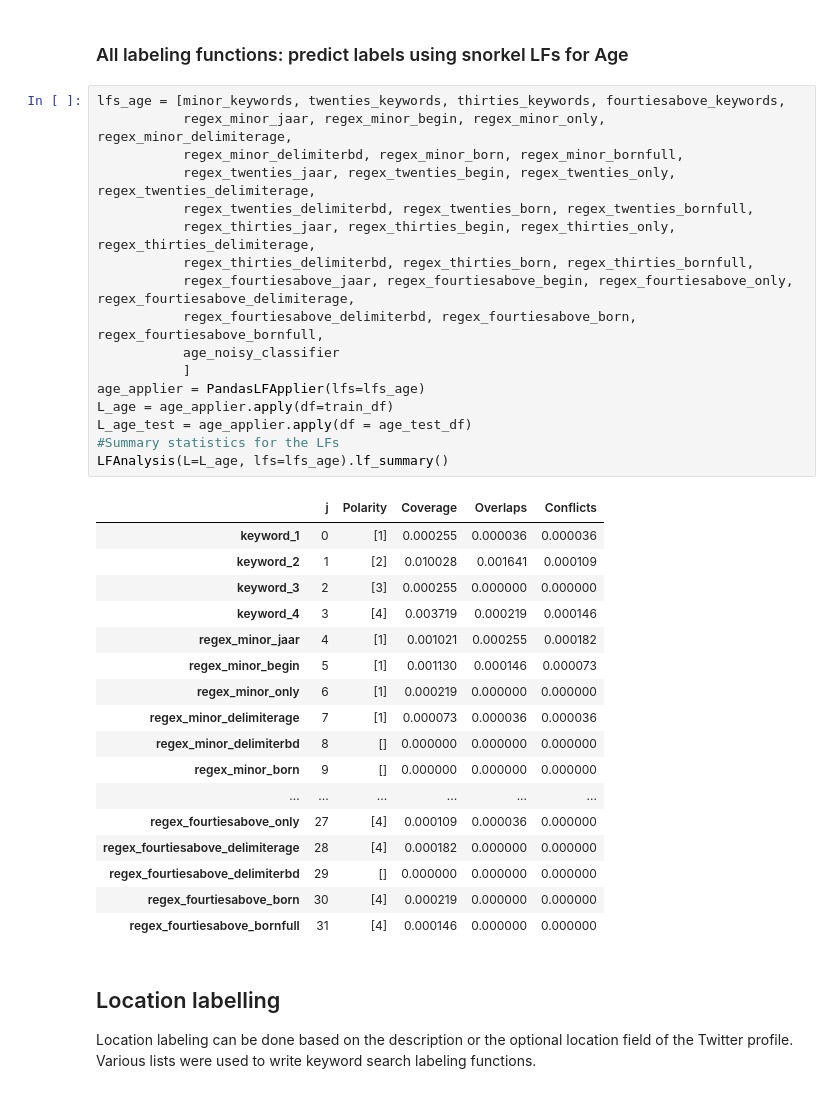
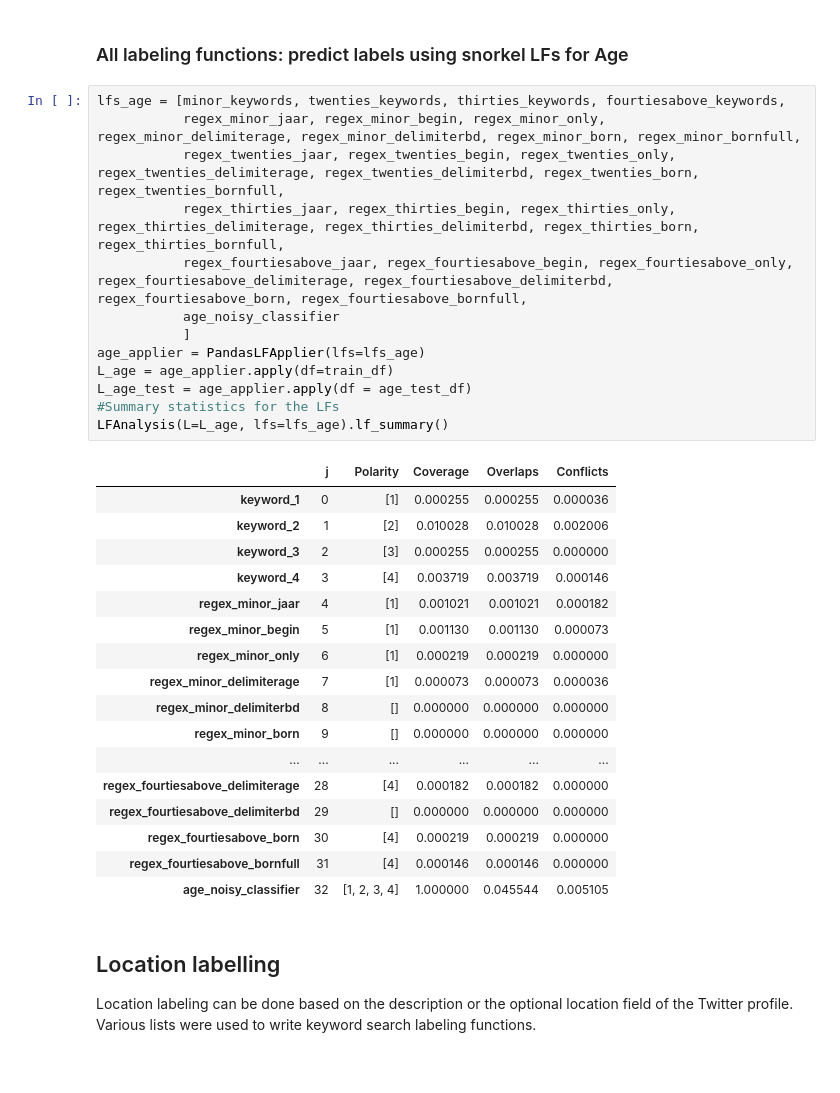
Before and after one commit to jtonglet/Twitter-Selection-Bias, a Jupyter notebook: Demographic_Inference/extended_generative_model.ipynb, the cells around one changed output. Saved outputs shown, nothing was run; the diff lists cells and outputs as text.

```diff
--- a/Demographic_Inference/extended_generative_model.ipynb
+++ b/Demographic_Inference/extended_generative_model.ipynb
@@ -352,39 +357,35 @@ def age_noisy_classifier(x,classifier = noisy_class_age, model = 'rf'):
 ### All labeling functions: predict labels using snorkel LFs for Age
 # %%
 lfs_age = [minor_keywords, twenties_keywords, thirties_keywords, fourtiesabove_keywords,
-           regex_minor_jaar, regex_minor_begin, regex_minor_only, regex_minor_delimiterage,
-           regex_minor_delimiterbd, regex_minor_born, regex_minor_bornfull,
-           regex_twenties_jaar, regex_twenties_begin, regex_twenties_only, regex_twenties_delimiterage,
-           regex_twenties_delimiterbd, regex_twenties_born, regex_twenties_bornfull,
-           regex_thirties_jaar, regex_thirties_begin, regex_thirties_only, regex_thirties_delimiterage,
-           regex_thirties_delimiterbd, regex_thirties_born, regex_thirties_bornfull,
-           regex_fourtiesabove_jaar, regex_fourtiesabove_begin, regex_fourtiesabove_only, regex_fourtiesabove_delimiterage,
-           regex_fourtiesabove_delimiterbd, regex_fourtiesabove_born, regex_fourtiesabove_bornfull,
+           regex_minor_jaar, regex_minor_begin, regex_minor_only, regex_minor_delimiterage, regex_minor_delimiterbd, regex_minor_born, regex_minor_bornfull,
+           regex_twenties_jaar, regex_twenties_begin, regex_twenties_only, regex_twenties_delimiterage, regex_twenties_delimiterbd, regex_twenties_born, regex_twenties_bornfull,
+           regex_thirties_jaar, regex_thirties_begin, regex_thirties_only, regex_thirties_delimiterage, regex_thirties_delimiterbd, regex_thirties_born, regex_thirties_bornfull,
+           regex_fourtiesabove_jaar, regex_fourtiesabove_begin, regex_fourtiesabove_only, regex_fourtiesabove_delimiterage, regex_fourtiesabove_delimiterbd, regex_fourtiesabove_born, regex_fourtiesabove_bornfull,
            age_noisy_classifier
            ]
 age_applier = PandasLFApplier(lfs=lfs_age)
 L_age = age_applier.apply(df=train_df)
 L_age_test = age_applier.apply(df = age_test_df)
 #Summary statistics for the LFs
 LFAnalysis(L=L_age, lfs=lfs_age).lf_summary()
 # %% [output]
 |  | j | Polarity | Coverage | Overlaps | Conflicts |
-| keyword_1 | 0 | [1] | 0.000255 | 0.000036 | 0.000036 |
-| keyword_2 | 1 | [2] | 0.010028 | 0.001641 | 0.000109 |
-| keyword_3 | 2 | [3] | 0.000255 | 0.000000 | 0.000000 |
-| keyword_4 | 3 | [4] | 0.003719 | 0.000219 | 0.000146 |
-| regex_minor_jaar | 4 | [1] | 0.001021 | 0.000255 | 0.000182 |
-| regex_minor_begin | 5 | [1] | 0.001130 | 0.000146 | 0.000073 |
-| regex_minor_only | 6 | [1] | 0.000219 | 0.000000 | 0.000000 |
-| regex_minor_delimiterage | 7 | [1] | 0.000073 | 0.000036 | 0.000036 |
+| keyword_1 | 0 | [1] | 0.000255 | 0.000255 | 0.000036 |
+| keyword_2 | 1 | [2] | 0.010028 | 0.010028 | 0.002006 |
+| keyword_3 | 2 | [3] | 0.000255 | 0.000255 | 0.000000 |
+| keyword_4 | 3 | [4] | 0.003719 | 0.003719 | 0.000146 |
+| regex_minor_jaar | 4 | [1] | 0.001021 | 0.001021 | 0.000182 |
+| regex_minor_begin | 5 | [1] | 0.001130 | 0.001130 | 0.000073 |
+| regex_minor_only | 6 | [1] | 0.000219 | 0.000219 | 0.000000 |
+| regex_minor_delimiterage | 7 | [1] | 0.000073 | 0.000073 | 0.000036 |
 | regex_minor_delimiterbd | 8 | [] | 0.000000 | 0.000000 | 0.000000 |
 | regex_minor_born | 9 | [] | 0.000000 | 0.000000 | 0.000000 |
 | ... | ... | ... | ... | ... | ... |
-| regex_fourtiesabove_only | 27 | [4] | 0.000109 | 0.000036 | 0.000000 |
-| regex_fourtiesabove_delimiterage | 28 | [4] | 0.000182 | 0.000000 | 0.000000 |
+| regex_fourtiesabove_delimiterage | 28 | [4] | 0.000182 | 0.000182 | 0.000000 |
 | regex_fourtiesabove_delimiterbd | 29 | [] | 0.000000 | 0.000000 | 0.000000 |
-| regex_fourtiesabove_born | 30 | [4] | 0.000219 | 0.000000 | 0.000000 |
-| regex_fourtiesabove_bornfull | 31 | [4] | 0.000146 | 0.000000 | 0.000000 |
+| regex_fourtiesabove_born | 30 | [4] | 0.000219 | 0.000219 | 0.000000 |
+| regex_fourtiesabove_bornfull | 31 | [4] | 0.000146 | 0.000146 | 0.000000 |
+| age_noisy_classifier | 32 | [1, 2, 3, 4] | 1.000000 | 0.045544 | 0.005105 |
 # %% [markdown]
 ## Location labelling
 Location labeling can be done based on the description or the optional location field of the Twitter profile. Various lists were used to write keyword search labeling functions.
```
Also changed, not shown: parts of 19 cells of this notebook.
